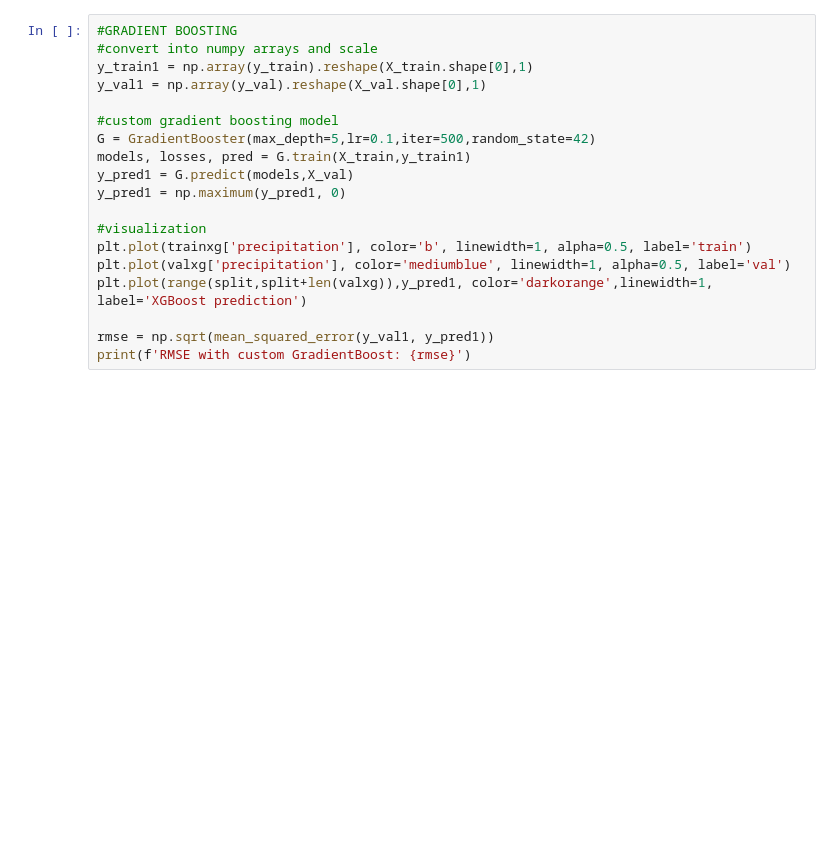
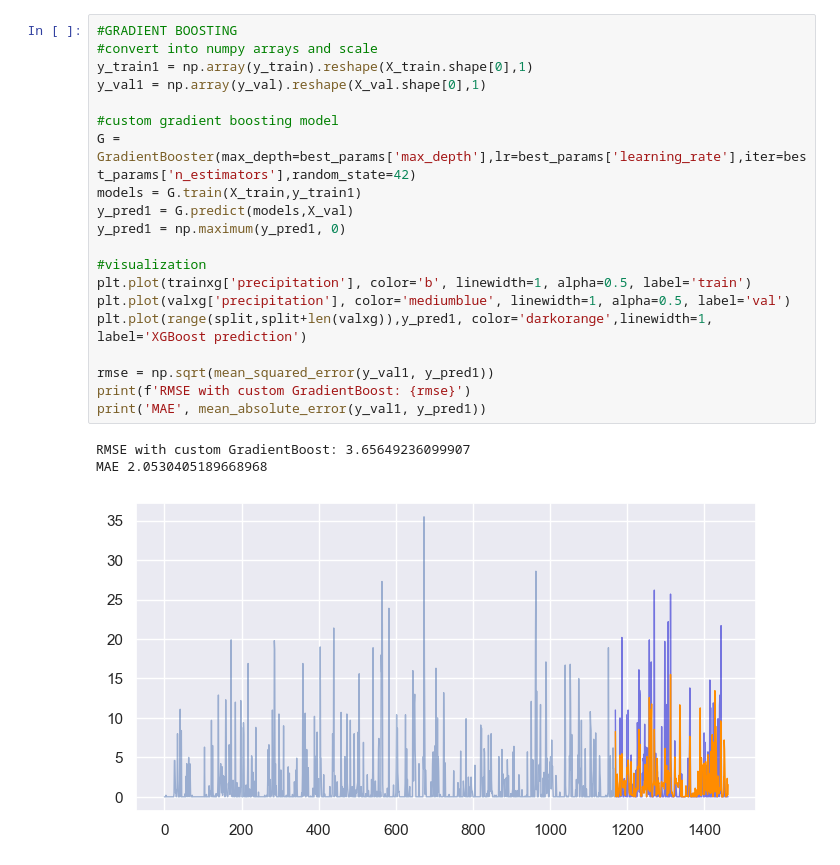
Before and after one commit to plazmica10/Projekat, a Jupyter notebook: main.ipynb, the cells around one changed output. Saved outputs shown, nothing was run; the diff lists cells and outputs as text; blank space fills up the shorter version.

```diff
--- a/main.ipynb
+++ b/main.ipynb
@@ -162,19 +202,24 @@ print(f'RMSE with XGBOOST: {RMSE}')
 # %%
 #GRADIENT BOOSTING
 #convert into numpy arrays and scale
 y_train1 = np.array(y_train).reshape(X_train.shape[0],1)
 y_val1 = np.array(y_val).reshape(X_val.shape[0],1)
 
 #custom gradient boosting model
-G = GradientBooster(max_depth=5,lr=0.1,iter=500,random_state=42)
-models, losses, pred = G.train(X_train,y_train1)
+G = GradientBooster(max_depth=best_params['max_depth'],lr=best_params['learning_rate'],iter=best_params['n_estimators'],random_state=42)
+models = G.train(X_train,y_train1)
 y_pred1 = G.predict(models,X_val)
 y_pred1 = np.maximum(y_pred1, 0)
 
 #visualization
 plt.plot(trainxg['precipitation'], color='b', linewidth=1, alpha=0.5, label='train')
 plt.plot(valxg['precipitation'], color='mediumblue', linewidth=1, alpha=0.5, label='val')
 plt.plot(range(split,split+len(valxg)),y_pred1, color='darkorange',linewidth=1, label='XGBoost prediction')
 
 rmse = np.sqrt(mean_squared_error(y_val1, y_pred1))
 print(f'RMSE with custom GradientBoost: {rmse}')
+print('MAE', mean_absolute_error(y_val1, y_pred1))
+# %% [output]
+RMSE with custom GradientBoost: 3.65649236099907
+MAE 2.0530405189668968
+[figure, added]
```
Also changed, not shown: parts of 10 cells of this notebook, 2 other files.
